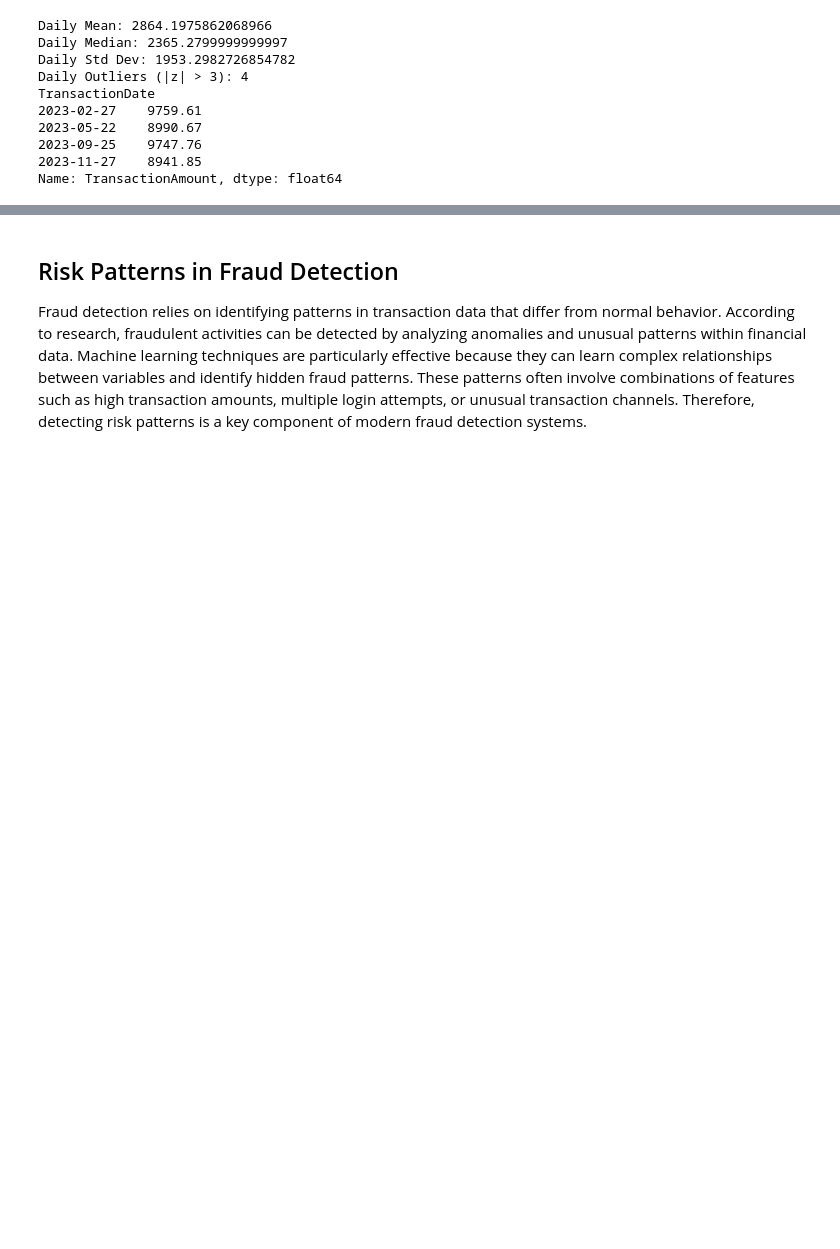
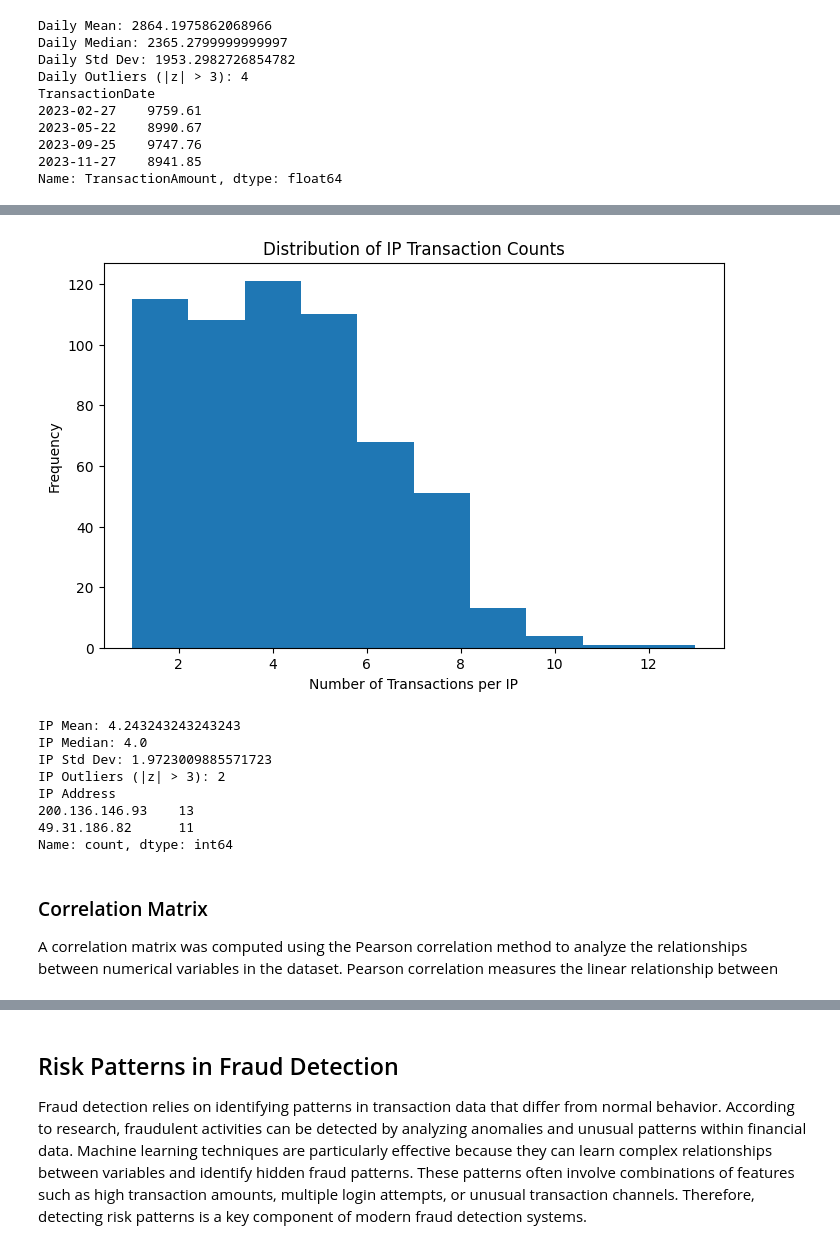
Before and after one commit to marghistani22/Data_Engineering, a Jupyter notebook: Untitled1.ipynb, the cells around one changed output, grey strips where cells are left out. Cells and saved outputs as stored; diff of their text form; code cells hidden in the pictures; blank space fills up the shorter version.

```diff
--- a/Untitled1.ipynb
+++ b/Untitled1.ipynb
@@ -409,0 +456,42 @@ Name: TransactionAmount, dtype: float64
+# %%
+# Count transactions per IP
+ip_counts = df["IP Address"].value_counts()
+
+plt.figure(figsize=(8,5))
+plt.hist(ip_counts, bins=10)
+plt.title("Distribution of IP Transaction Counts")
+plt.xlabel("Number of Transactions per IP")
+plt.ylabel("Frequency")
+plt.show()
+
+
+mean_ip = ip_counts.mean()
+median_ip = ip_counts.median()
+std_ip = ip_counts.std()
+
+print("IP Mean:", mean_ip)
+print("IP Median:", median_ip)
+print("IP Std Dev:", std_ip)
+
+
+z_ip = (ip_counts - mean_ip) / std_ip
+outlier_ips = ip_counts[z_ip.abs() > 3]
+
+print("IP Outliers (|z| > 3):", len(outlier_ips))
+print(outlier_ips.head())
+# %% [output]
+[figure, added]
+IP Mean: 4.243243243243243
+IP Median: 4.0
+IP Std Dev: 1.9723009885571723
+IP Outliers (|z| > 3): 2
+IP Address
+200.136.146.93    13
+49.31.186.82      11
+Name: count, dtype: int64
+# %% [markdown]
+
+
+### Correlation Matrix
+
+A correlation matrix was computed using the Pearson correlation method to analyze the relationships between numerical variables in the dataset. Pearson correlation measures the linear relationship between
```
Also changed, not shown: parts of 7 cells of this notebook.
